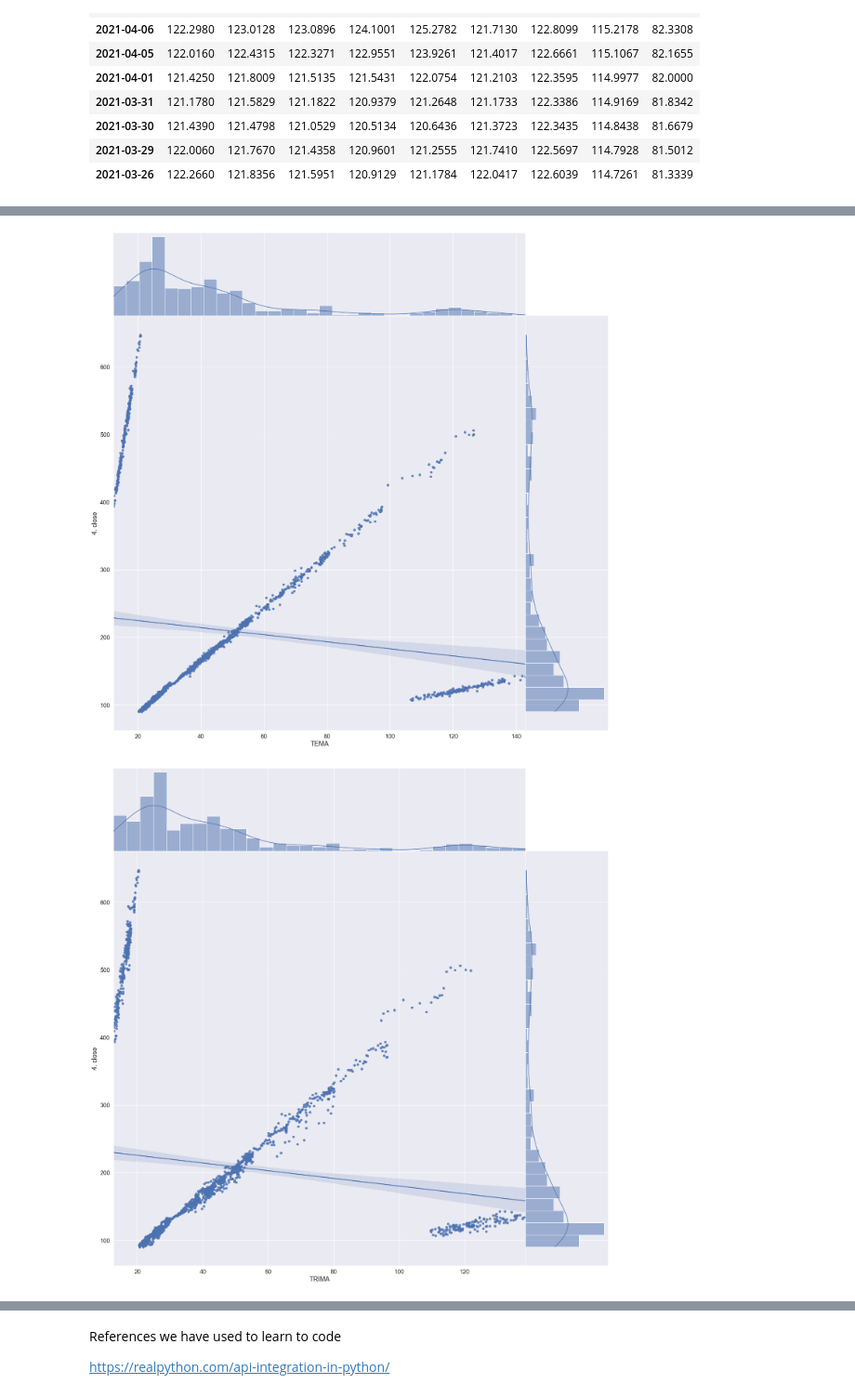
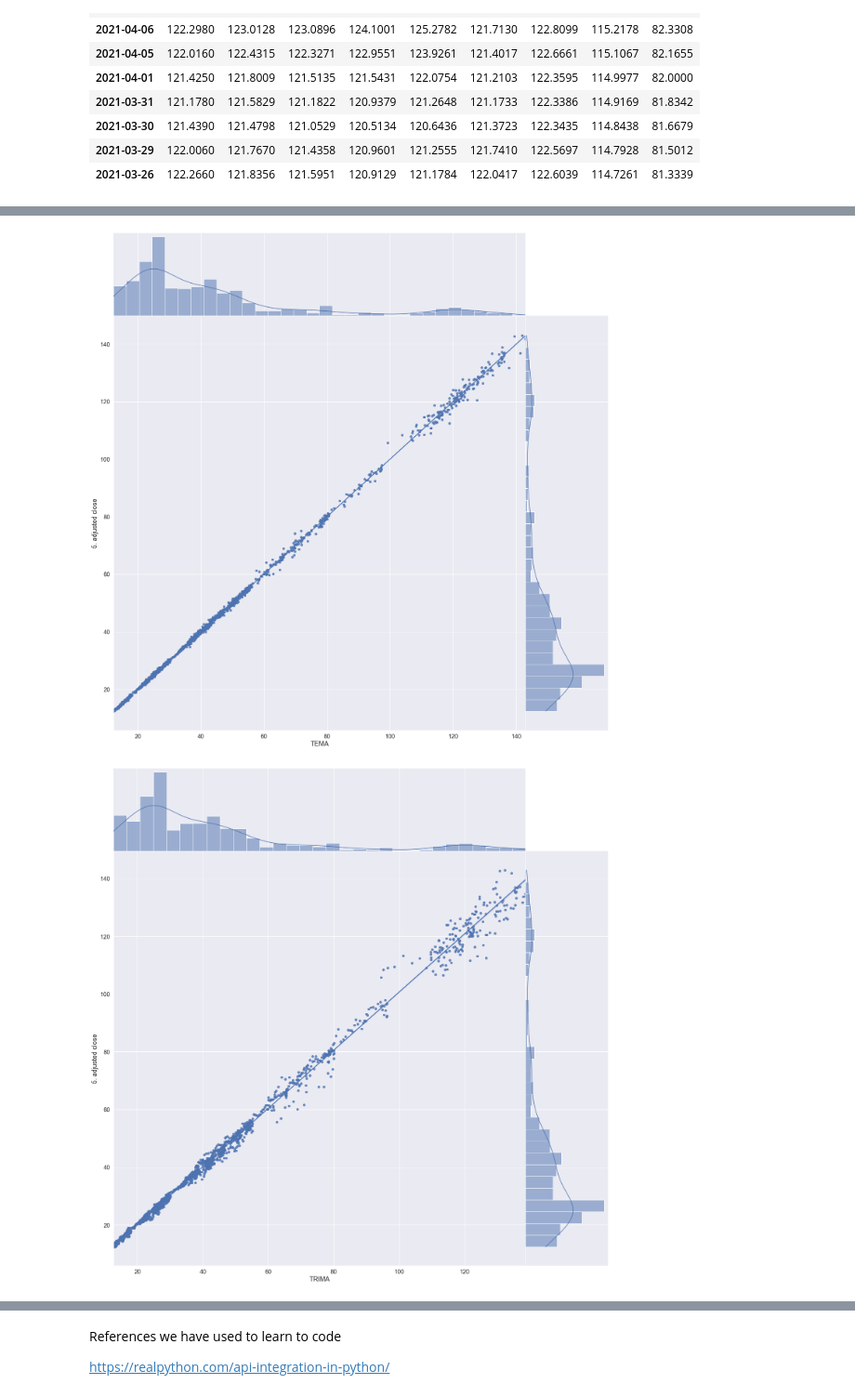
Before and after one commit to donvis/CX1115-Mini-Project, a Jupyter notebook: Stonks_Ver1.ipynb, the cells around one changed output, grey strips where cells are left out. Shown at 93% size. Drawn from its saved outputs; the diff is of its cells as text; code cells hidden in the pictures.

Commit message:
Add files via upload
Updated Data

```diff
--- a/Stonks_Ver1.ipynb
+++ b/Stonks_Ver1.ipynb
@@ -73,7 +73,7 @@ param = {
 # %% [markdown]
 ### Due to the constraints of the AlphaVantage API (only 5 pull requests per minute and up to 500 requests per day) and the amount of data we are pulling is likely going to exceed that amount, we have decided to save the pulled requests into files, so we can easily access them and analyse them without encountering any problems.
 # %%
-with open("Data\Stock Time Series Data\AAPL2.json") as json_file:
+with open("Data\Stock Time Series Data\AAPL4.json") as json_file:
     jsonStock = json.load(json_file)
 rawStockPrice = pd.DataFrame(jsonStock["Time Series (Daily)"]).T
 rawStockPrice.head() # Taking a quick look to see what the data looks like.
@@ -193,9 +196,9 @@ stockPrice.info
 # We load up all the required files here.
 # We clean up the data by taking only the data we need, then we create a dataframe for every indicator collected,
 # and only take the first 2000 points.
-with open("Data\Stock Time Series Data\AAPL2.json") as json_file:
+with open("Data\Stock Time Series Data\AAPL4.json") as json_file:
     jsonStock = json.load(json_file)
-stockPrice = pd.DataFrame(jsonStock["Time Series (Daily)"],["4. close"]).T.iloc[:2000]
+stockPrice = pd.DataFrame(jsonStock["Time Series (Daily)"],["5. adjusted close"]).T.iloc[6:2006]
 
 with open("Data\Indicators\SMA10.json") as json_file:
     jsonSMA10 = json.load(json_file)
@@ -321,5 +325,5 @@ for counter, item in enumerate(MATable):
 
     d = MATable[item]
     jointDF = pd.concat([CPTable, d], axis = 1).reindex(CPTable.index)
-    sb.jointplot(data = jointDF, x = item, y = "4. close", height = 20, kind = "reg", space = 0)
+    sb.jointplot(data = jointDF, x = item, y = "5. adjusted close", height = 20, kind = "reg", space = 0)
 # %% [output]
@@ -330,2 +334,2 @@ for counter, item in enumerate(MATable):
-[figure, old version]
+[figure, new version]
-[figure, old version]
+[figure, new version]
```
Also changed, not shown: parts of 11 cells of this notebook.
